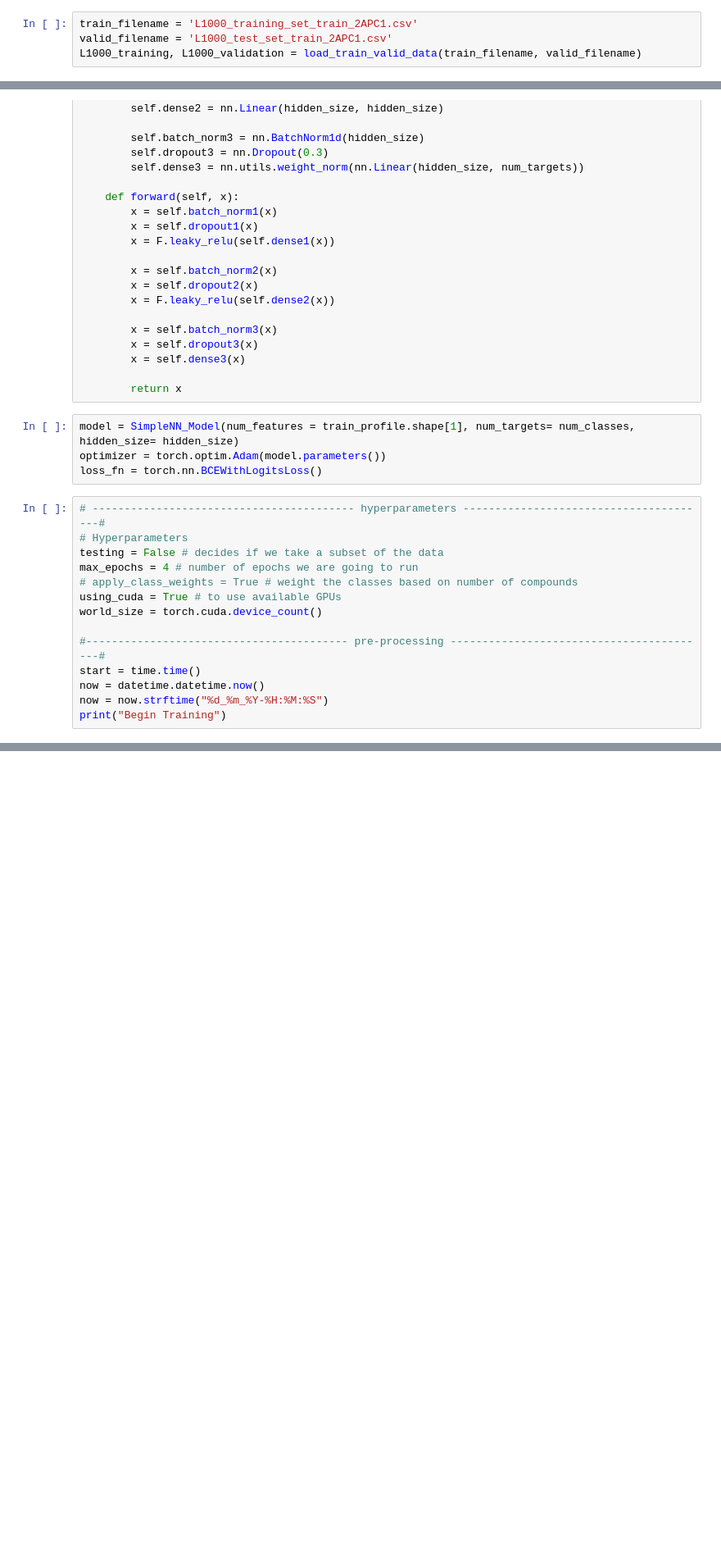
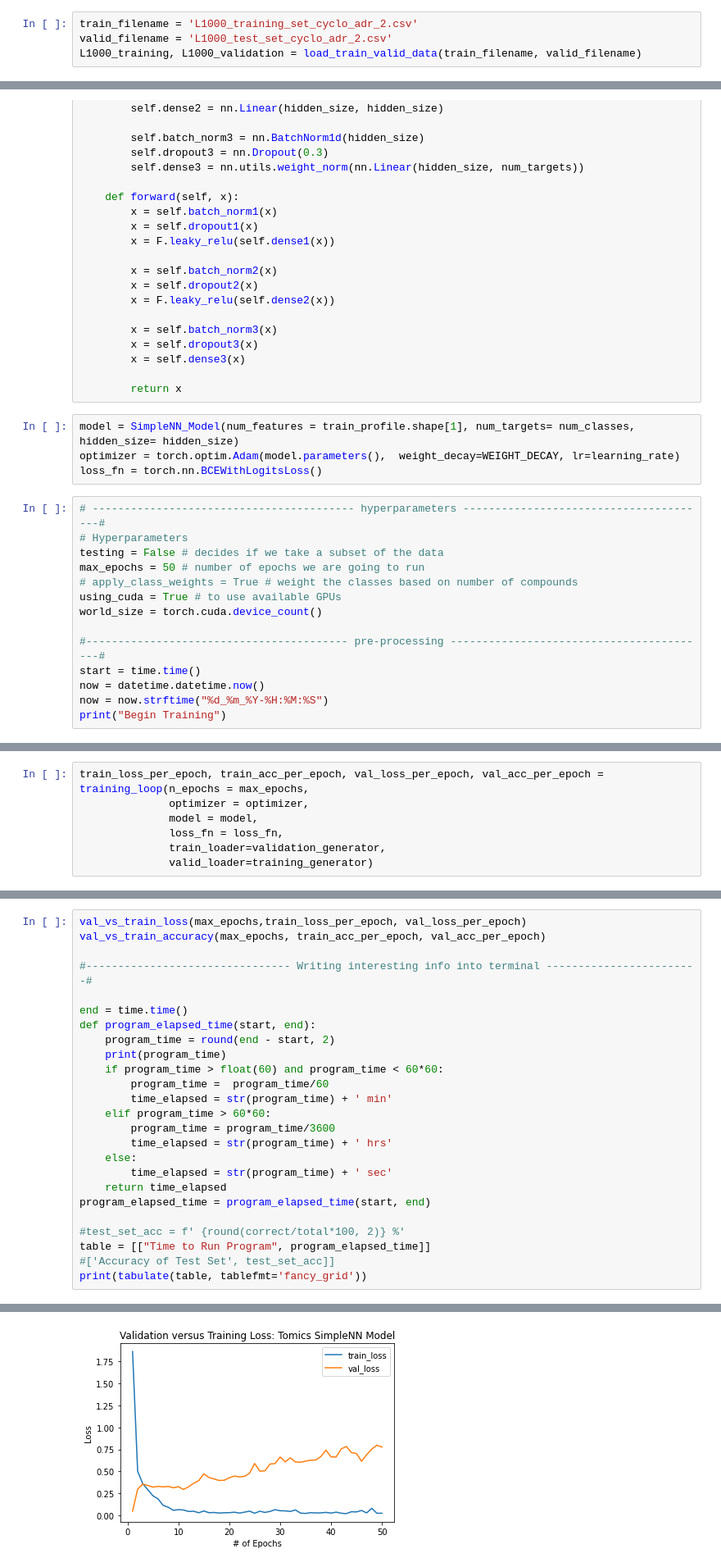
Before and after one commit to sverige16/Tomic-Chem-CP-Prot-MoA, a Jupyter notebook: 04_Tomics_Models/Erik_Models/Erik_SimpleNN_L1000.ipynb, the cells around one changed output, grey strips where cells are left out. Shown: that part at 82% size. Saved outputs shown, nothing was run; the diff lists cells and outputs as text; blank space fills up the shorter version.

```diff
--- a/04_Tomics_Models/Erik_Models/Erik_SimpleNN_L1000.ipynb
+++ b/04_Tomics_Models/Erik_Models/Erik_SimpleNN_L1000.ipynb
@@ -107,8 +109,8 @@ print(f'Training on device {device}. ' )
 # %% [output]
 Training on device cuda.
 # %%
-train_filename = 'L1000_training_set_train_2APC1.csv'
-valid_filename = 'L1000_test_set_train_2APC1.csv'
+train_filename = 'L1000_training_set_cyclo_adr_2.csv'
+valid_filename = 'L1000_test_set_cyclo_adr_2.csv'
 L1000_training, L1000_validation = load_train_valid_data(train_filename, valid_filename)
 # %%
 # shuffling training and validation data
@@ -246,13 +279,13 @@ class SimpleNN_Model(nn.Module):
         return x
 # %%
 model = SimpleNN_Model(num_features = train_profile.shape[1], num_targets= num_classes, hidden_size= hidden_size)
-optimizer = torch.optim.Adam(model.parameters())
+optimizer = torch.optim.Adam(model.parameters(),  weight_decay=WEIGHT_DECAY, lr=learning_rate)
 loss_fn = torch.nn.BCEWithLogitsLoss()
 # %%
 # ----------------------------------------- hyperparameters ---------------------------------------#
 # Hyperparameters
 testing = False # decides if we take a subset of the data
-max_epochs = 4 # number of epochs we are going to run
+max_epochs = 50 # number of epochs we are going to run
 # apply_class_weights = True # weight the classes based on number of compounds
 using_cuda = True # to use available GPUs
 world_size = torch.cuda.device_count()
@@ -498,0 +446,7 @@ print(tabulate(table, tablefmt='fancy_grid'))
+# %%
+train_loss_per_epoch, train_acc_per_epoch, val_loss_per_epoch, val_acc_per_epoch = training_loop(n_epochs = max_epochs,
+              optimizer = optimizer,
+              model = model,
+              loss_fn = loss_fn,
+              train_loader=validation_generator,
+              valid_loader=training_generator)
@@ -498,0 +465,26 @@ print(tabulate(table, tablefmt='fancy_grid'))
+# %%
+val_vs_train_loss(max_epochs,train_loss_per_epoch, val_loss_per_epoch)
+val_vs_train_accuracy(max_epochs, train_acc_per_epoch, val_acc_per_epoch)
+
+#-------------------------------- Writing interesting info into terminal ------------------------#
+
+end = time.time()
+def program_elapsed_time(start, end):
+    program_time = round(end - start, 2)
+    print(program_time)
+    if program_time > float(60) and program_time < 60*60:
+        program_time =  program_time/60
+        time_elapsed = str(program_time) + ' min'
+    elif program_time > 60*60:
+        program_time = program_time/3600
+        time_elapsed = str(program_time) + ' hrs'
+    else:
+        time_elapsed = str(program_time) + ' sec'
+    return time_elapsed
+program_elapsed_time = program_elapsed_time(start, end)
+
+#test_set_acc = f' {round(correct/total*100, 2)} %'
+table = [["Time to Run Program", program_elapsed_time]]
+#['Accuracy of Test Set', test_set_acc]]
+print(tabulate(table, tablefmt='fancy_grid'))
+# %% [output]
@@ -498,0 +495 @@ print(tabulate(table, tablefmt='fancy_grid'))
+[figure, added]
```
Also changed, not shown: parts of 13 cells of this notebook, 3 other files.
